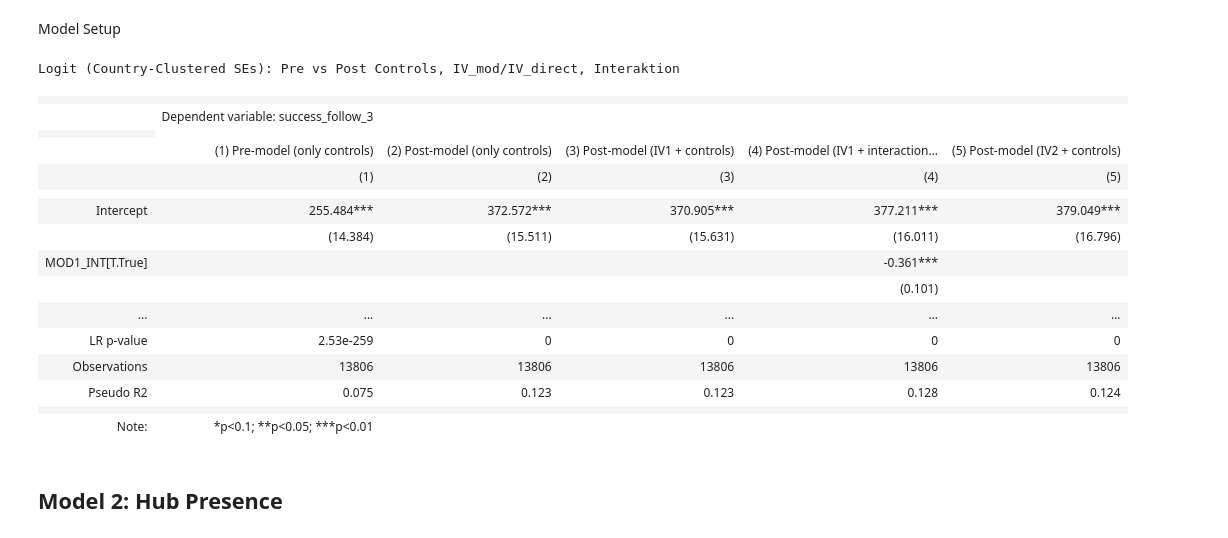
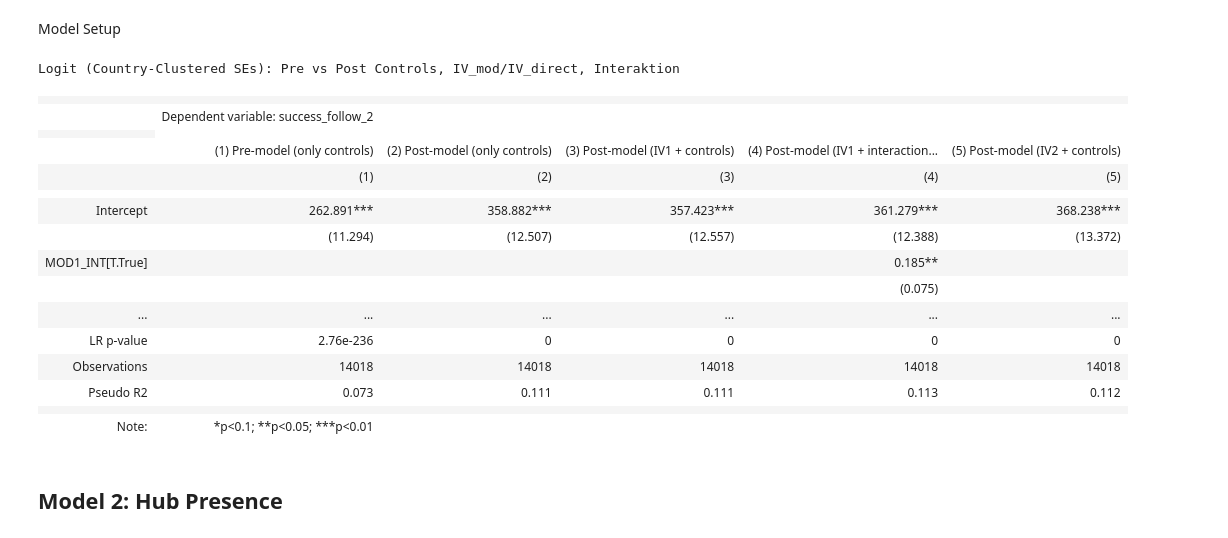
Before and after one commit to JDL05/thesis-spatial-seed-syndication, a Jupyter notebook: notebooks/data_operations.ipynb, the cells around one changed output. Saved outputs shown, nothing was run; the diff lists cells and outputs as text; code cells hidden in the pictures.

```diff
--- a/notebooks/data_operations.ipynb
+++ b/notebooks/data_operations.ipynb
@@ -1207,7 +1182,7 @@ def has_angel_investor_within_30km(company_id):
     for _, row in angel_investors.iterrows():
         lat2, lon2 = row["latitude"], row["longitude"]
         dist = haversine(lat1, lon1, lat2, lon2)
-        if dist <= 30:
+        if dist <= 20:
             return True
     return False
 
@@ -1261,3 +1293,21 @@ for kw in keywords:
+# %%
+def has_hub_institutional_investor(company_id, max_distance_km=20):
+    company = companies.loc[companies["company_id"] == company_id]
+    if company.empty or pd.isna(company.iloc[0]["latitude"]) or pd.isna(company.iloc[0]["longitude"]):
+        return False
+    investor_ids = seed_help.loc[seed_help["company_id"] == company_id, "investor_id"]
+    if investor_ids.empty:
+        return False
+    institutional_investors = investors.set_index("investor_id").loc[investor_ids]
+    institutional_investors = institutional_investors[institutional_investors["angel"] == False]
+    institutional_investors = institutional_investors.dropna(subset=["latitude", "longitude"])
+    for _, row in institutional_investors.iterrows():
+        lat2, lon2 = row["latitude"], row["longitude"]
+        if is_investor_from_hub(lat2, lon2, hotspots_df, max_distance_km):
+            return True
+    return False
+
+companies["hub_institutional_investor"] = companies["company_id"].apply(has_hub_institutional_investor)
 # %% [markdown]
 ## Ecosystem
 # %% [markdown]
@@ -1387,7 +1437,7 @@ df = df[df["duration_seed_stage"] <= 120].reset_index(drop=True)
 Remove countries with less than 100 entries
 # %%
 country_counts = df["hq_country"].value_counts()
-valid_countries = country_counts[country_counts >= 100].index
+valid_countries = country_counts[country_counts >= 50].index
 df = df[df["hq_country"].isin(valid_countries)].reset_index(drop=True)
 # %% [markdown]
 # Data Output
@@ -1397,10 +1447,10 @@ selected_features = [
     "number_of_founders", "female_founder", "energy", "information_technology", "materials", "industrials",
     "consumer_discretionary", "consumer_staples", "health_care", "financials", "communication_services",
     "utilities", "real_estate", "other", "grant_before_seed", "angel_round_binary", "first_seed_round_year", "number_seed_rounds",
-    "number_seed_investors", "one_seed_investor_binary", "pre_seed", "follow_on_investor", "low_seed_funding",
+    "number_seed_investors", "no_syndication", "geo_syndication", "pre_seed", "follow_on_investor", "low_seed_funding",
     "high_seed_funding", "duration_seed_stage", "all_homecountry_investors_in_seed_binary",
-    "regional_seed_investor_binary", "regional_seed_investor_institutional_binary", "city_seed_investor_binary", "regional_angel_investor",
-    "lead_investor_in_seed", "angel", "accelerator_seed_investor_binary", "incubator_seed_investor_binary", "micro_vc_seed_investor_binary",
+    "regional_seed_investor_binary", "regional_seed_investor_institutional_binary", "regional_angel_investor",
+    "lead_investor_in_seed", "angel", "hub_angel_investor", "hub_institutional_investor",  "accelerator_seed_investor_binary", "incubator_seed_investor_binary", "micro_vc_seed_investor_binary",
     "corporate_venture_capital_seed_investor_binary", "angel_group_seed_investor_binary", "angel_seed_investor_binary",
     "university_program_seed_investor_binary", "entrepreneurship_program_seed_investor_binary",
     "family_investment_office_seed_investor_binary", "us_investor_binary", "gdp", "top_university",
@@ -1566,14 +1625,14 @@ df = df.copy()
 # %% [markdown]
 Model Setup
 # %%
-dependent_var = "success_follow_3"
+dependent_var = "success_follow_2"
 iv_direct     = "all_homecountry_investors_in_seed_binary"
-iv_mod        = "city_seed_investor_binary"
-mod1          = "one_seed_investor_binary"
+iv_mod        = "regional_seed_investor_binary"
+mod1          = "geo_syndication"
 
 # Pre Seed-Stage controls
 core_ctrls = [
-    "hq_country", "founded_year", "b2b", "hub_binary",
+    "hq_country", "founded_year", "b2b",
     "number_of_founders", "female_founder", "energy", "information_technology", "materials", "industrials",
     "consumer_discretionary", "consumer_staples", "health_care", "financials",
     "communication_services", "utilities", "real_estate", "other", "grant_before_seed", "angel_round_binary",
@@ -1582,18 +1641,17 @@ core_ctrls = [
 
 # Post Seed-Stage controls
 full_ctrls = [
-    "hq_country", "founded_year", "b2b", "hub_binary",
+    "hq_country", "founded_year", "b2b",
     "energy", "information_technology", "materials", "industrials",
     "consumer_discretionary", "consumer_staples", "health_care",
     "financials", "communication_services", "utilities", "real_estate", "other",
-    "number_of_founders", "female_founder", "grant_before_seed", "angel_round_binary",
+    "number_of_founders", "female_founder", "grant_before_seed",
     "first_seed_round_year", "number_seed_rounds", "number_seed_investors", "pre_seed", "follow_on_investor",
     "low_seed_funding", "high_seed_funding", "duration_seed_stage", "lead_investor_in_seed",
     "accelerator_seed_investor_binary", "incubator_seed_investor_binary",
     "micro_vc_seed_investor_binary", "corporate_venture_capital_seed_investor_binary",
     "university_program_seed_investor_binary", "entrepreneurship_program_seed_investor_binary",
-    "family_investment_office_seed_investor_binary", "us_investor_binary",
-    "gdp", "top_university"
+    "family_investment_office_seed_investor_binary", "gdp", "top_university"
 ]
 
 df[dependent_var] = df[dependent_var].astype(int)
@@ -1622,47 +1680,47 @@ m1c = smf.logit(formula_1, data=df).fit(cov_type='cluster', cov_kwds=cluster_kwd
 m2c = smf.logit(formula_2, data=df).fit(cov_type='cluster', cov_kwds=cluster_kwds, disp=False)
 m3c = smf.logit(formula_3, data=df).fit(cov_type='cluster', cov_kwds=cluster_kwds, disp=False)
 m4c = smf.logit(formula_4, data=df).fit(cov_type='cluster', cov_kwds=cluster_kwds, disp=False)
 m5c = smf.logit(formula_5, data=df).fit(cov_type='cluster', cov_kwds=cluster_kwds, disp=False)
 
 stargazer = Stargazer([m1c, m2c, m3c, m4c, m5c])
 stargazer.title("Logit (Country-Clustered SEs): Pre vs Post Controls, IV_mod/IV_direct, Interaktion")
 stargazer.custom_columns(
     ["(1) Pre-model (only controls)", "(2) Post-model (only controls)", "(3) Post-model (IV1 + controls)", "(4) Post-model (IV1 + interaction + controls)", "(5) Post-model (IV2 + controls)"],
     [1, 1, 1, 1, 1]
 )
 
-stargazer.significance_levels([0.1, 0.05, 0.01])
+stargazer.significance_levels([0.10, 0.05, 0.01])
 
 models = [m1c, m2c, m3c, m4c, m5c]
 
 def fmt2(x):
     return f"{x:,.2f}"
 
 loglik    = [fmt2(m.llf) for m in models]
 lr_chi2   = [fmt2(m.llr) for m in models]
 lr_pval   = [f"{m.llr_pvalue:.3g}" for m in models]
 
 stargazer.add_line("Log-Likelihood", loglik)
 stargazer.add_line("LR Chi\u00b2", lr_chi2)
 stargazer.add_line("LR p-value", lr_pval)
 
 HTML(stargazer.render_html())
 # %% [output]
 Logit (Country-Clustered SEs): Pre vs Post Controls, IV_mod/IV_direct, Interaktion
 |  |  |  |  |  |  |
-|  | Dependent variable: success_follow_3 |  |  |  |  |
+|  | Dependent variable: success_follow_2 |  |  |  |  |
 |  |
 |  | (1) Pre-model (only controls) | (2) Post-model (only controls) | (3) Post-model (IV1 + controls) | (4) Post-model (IV1 + interaction... | (5) Post-model (IV2 + controls) |
 |  | (1) | (2) | (3) | (4) | (5) |
 |  |  |  |  |  |  |
-| Intercept | 255.484*** | 372.572*** | 370.905*** | 377.211*** | 379.049*** |
-|  | (14.384) | (15.511) | (15.631) | (16.011) | (16.796) |
-| MOD1_INT[T.True] |  |  |  | -0.361*** |  |
-|  |  |  |  | (0.101) |  |
+| Intercept | 262.891*** | 358.882*** | 357.423*** | 361.279*** | 368.238*** |
+|  | (11.294) | (12.507) | (12.557) | (12.388) | (13.372) |
+| MOD1_INT[T.True] |  |  |  | 0.185** |  |
+|  |  |  |  | (0.075) |  |
 | ... | ... | ... | ... | ... | ... |
-| LR p-value | 2.53e-259 | 0 | 0 | 0 | 0 |  |  |  |  |  |  |
-| Observations | 13806 | 13806 | 13806 | 13806 | 13806 |
-| Pseudo R2 | 0.075 | 0.123 | 0.123 | 0.128 | 0.124 |
+| LR p-value | 2.76e-236 | 0 | 0 | 0 | 0 |  |  |  |  |  |  |
+| Observations | 14018 | 14018 | 14018 | 14018 | 14018 |
+| Pseudo R2 | 0.073 | 0.111 | 0.111 | 0.113 | 0.112 |
 |  |  |  |  |  |  |
 | Note: | *p<0.1; **p<0.05; ***p<0.01 |  |  |  |  |
 # %% [markdown]
```
Also changed, not shown: parts of 22 cells of this notebook, 7 other files.
